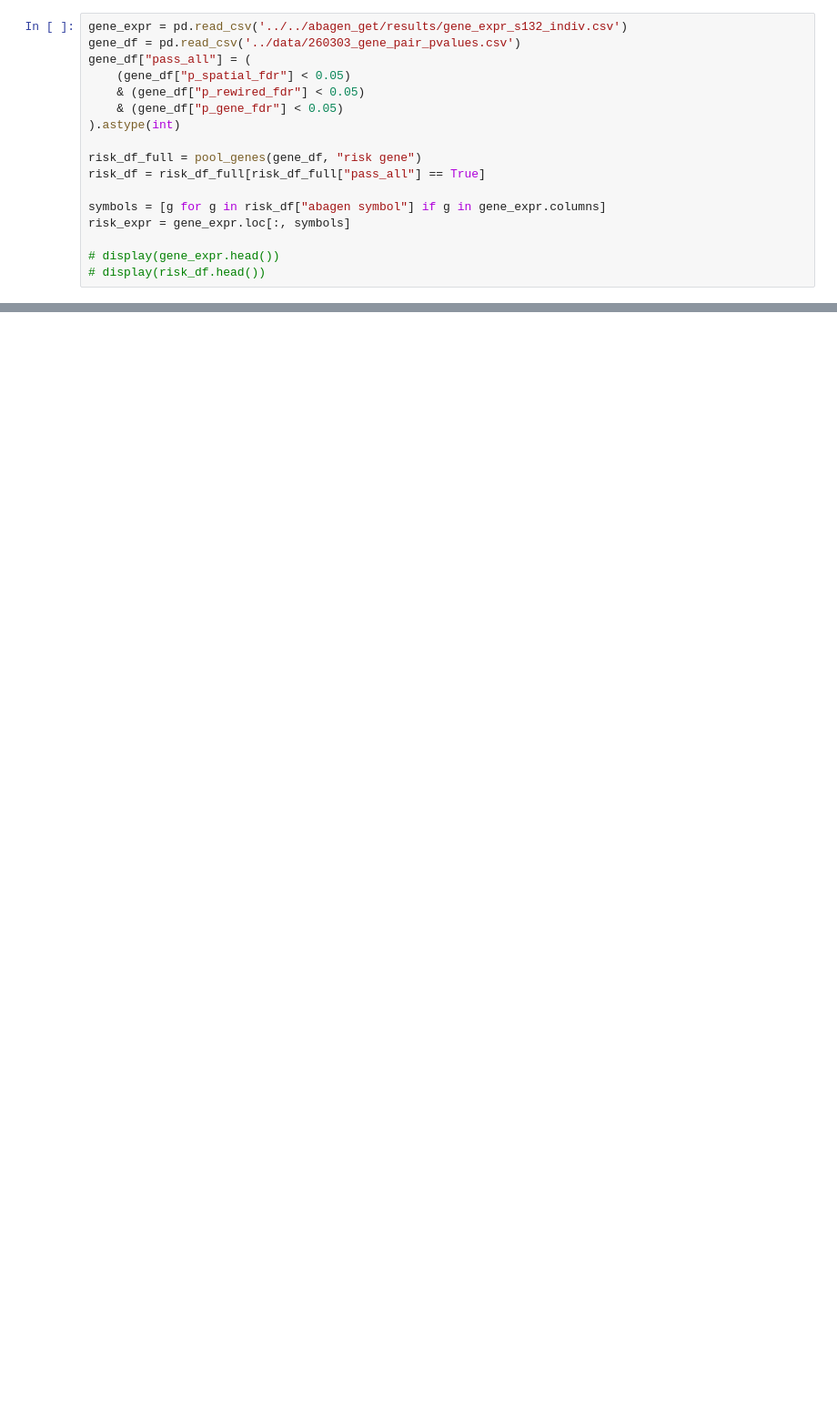
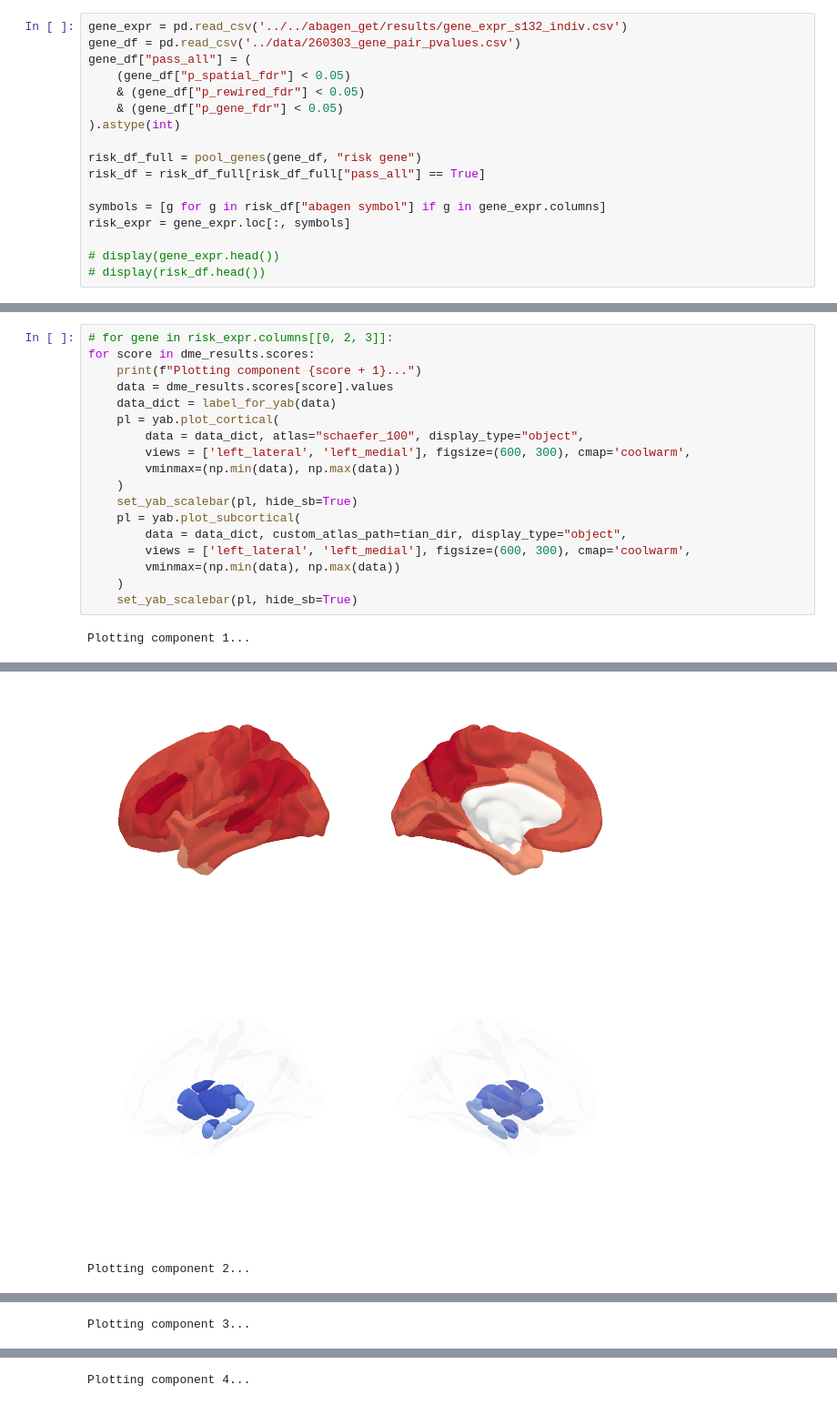
Before and after one commit to ga-cha/SIR_utils, a Jupyter notebook: enrichment/scripts/enrichment_pca.ipynb, the cells around one changed output, grey strips where cells are left out. Shown at 91% size. Drawn from its saved outputs; the diff is of its cells as text; blank space fills up the shorter version.

```diff
--- a/enrichment/scripts/enrichment_pca.ipynb
+++ b/enrichment/scripts/enrichment_pca.ipynb
@@ -103,0 +111,20 @@ null_weights = shuffle_gene_weights(weights, n=5000)
+# %%
+# for gene in risk_expr.columns[[0, 2, 3]]:
+for score in dme_results.scores:
+    print(f"Plotting component {score + 1}...")
+    data = dme_results.scores[score].values
+    data_dict = label_for_yab(data)
+    pl = yab.plot_cortical(
+        data = data_dict, atlas="schaefer_100", display_type="object",
+        views = ['left_lateral', 'left_medial'], figsize=(600, 300), cmap='coolwarm',
+        vminmax=(np.min(data), np.max(data))
+    )
+    set_yab_scalebar(pl, hide_sb=True)
+    pl = yab.plot_subcortical(
+        data = data_dict, custom_atlas_path=tian_dir, display_type="object",
+        views = ['left_lateral', 'left_medial'], figsize=(600, 300), cmap='coolwarm',
+        vminmax=(np.min(data), np.max(data))
+    )
+    set_yab_scalebar(pl, hide_sb=True)
+# %% [output]
+Plotting component 1...
@@ -103,0 +132,3 @@ null_weights = shuffle_gene_weights(weights, n=5000)
+[figure, added]
+[figure, added]
+Plotting component 2...
@@ -103,0 +137 @@ null_weights = shuffle_gene_weights(weights, n=5000)
+Plotting component 3...
@@ -103,0 +140 @@ null_weights = shuffle_gene_weights(weights, n=5000)
+Plotting component 4...
```
Also changed, not shown: parts of 14 cells of this notebook, 50 other files.
